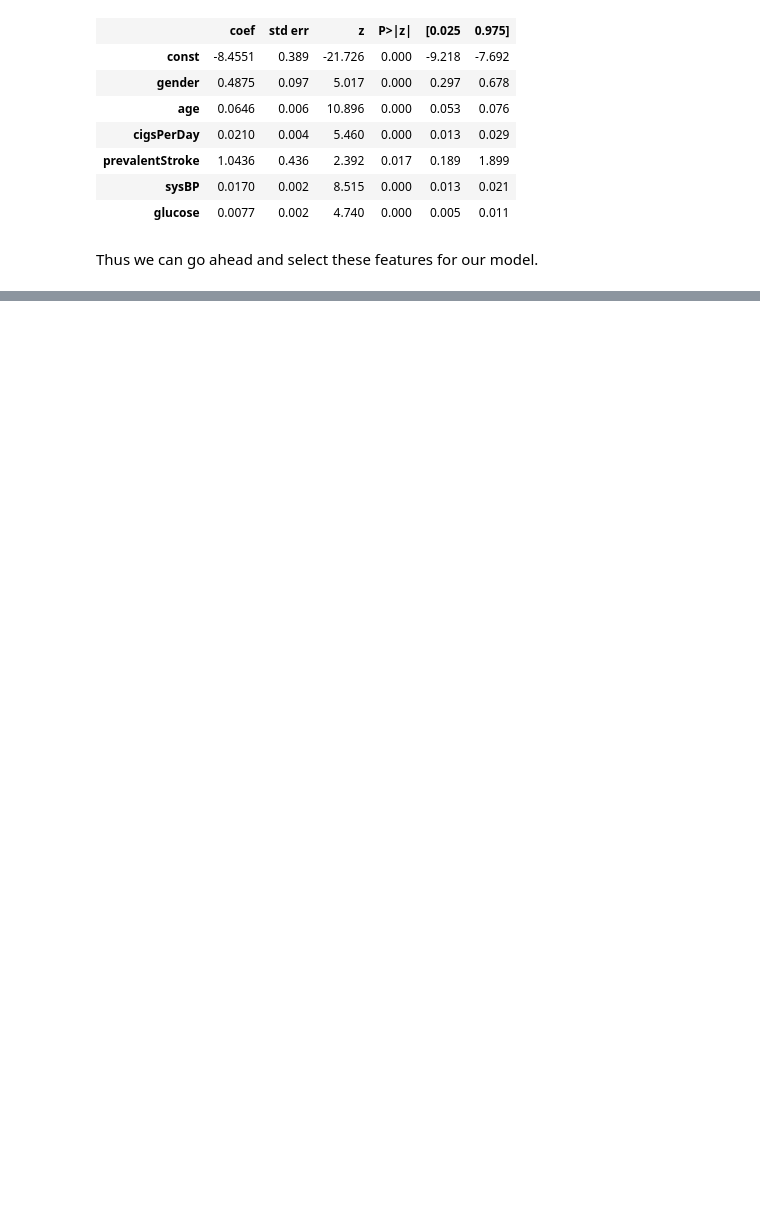
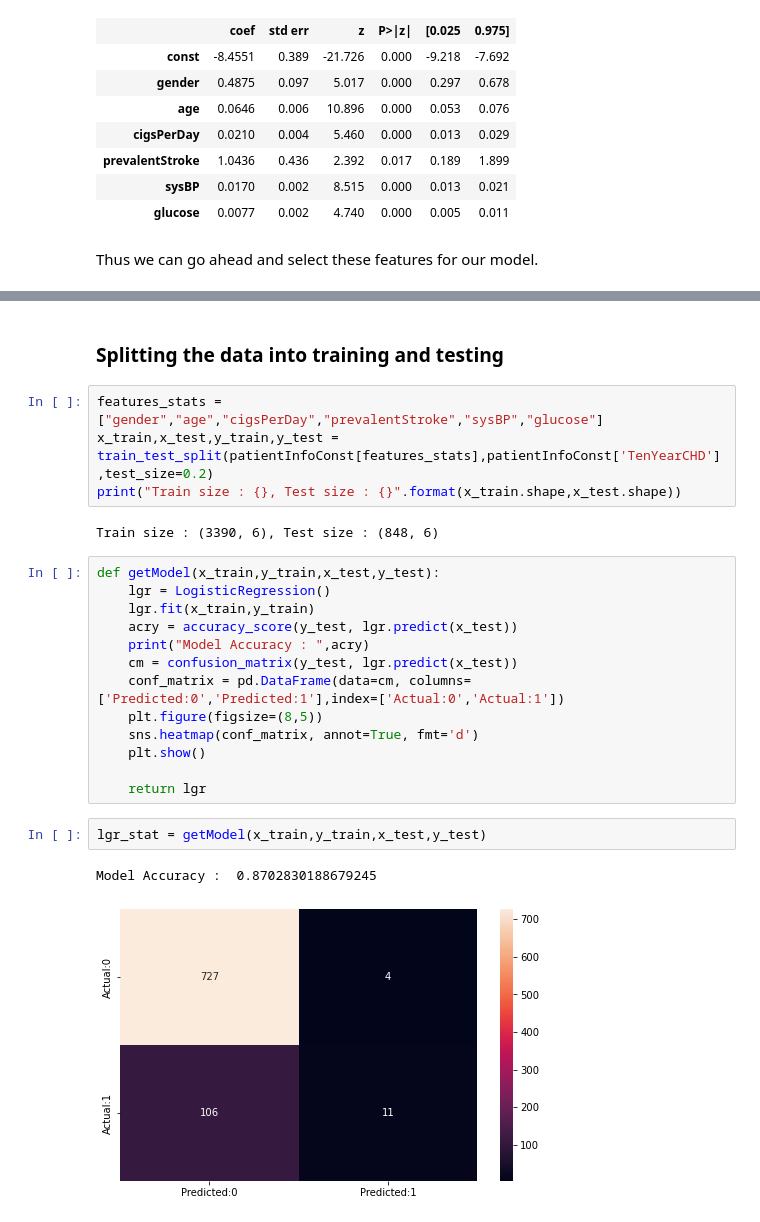
Before and after one commit to shriawesome/Heart_Disease_Prediction, a Jupyter notebook: HeartDiseasePrediction.ipynb, the cells around one changed output, grey strips where cells are left out. Cells and saved outputs as stored; diff of their text form; blank space fills up the shorter version.

Commit message:
Performing model evaluation

```diff
--- a/HeartDiseasePrediction.ipynb
+++ b/HeartDiseasePrediction.ipynb
@@ -612,0 +635,26 @@ Thus we can go ahead and select these features for our model.
+# %% [markdown]
+### Splitting the data into training and testing
+# %%
+features_stats = ["gender","age","cigsPerDay","prevalentStroke","sysBP","glucose"]
+x_train,x_test,y_train,y_test = train_test_split(patientInfoConst[features_stats],patientInfoConst['TenYearCHD'],test_size=0.2)
+print("Train size : {}, Test size : {}".format(x_train.shape,x_test.shape))
+# %% [output]
+Train size : (3390, 6), Test size : (848, 6)
+# %%
+def getModel(x_train,y_train,x_test,y_test):
+    lgr = LogisticRegression()
+    lgr.fit(x_train,y_train)
+    acry = accuracy_score(y_test, lgr.predict(x_test))
+    print("Model Accuracy : ",acry)
+    cm = confusion_matrix(y_test, lgr.predict(x_test))
+    conf_matrix = pd.DataFrame(data=cm, columns=['Predicted:0','Predicted:1'],index=['Actual:0','Actual:1'])
+    plt.figure(figsize=(8,5))
+    sns.heatmap(conf_matrix, annot=True, fmt='d')
+    plt.show()
+
+    return lgr
+# %%
+lgr_stat = getModel(x_train,y_train,x_test,y_test)
+# %% [output]
+Model Accuracy :  0.8702830188679245
+[figure, added]
```
Also changed, not shown: parts of 9 cells of this notebook.
